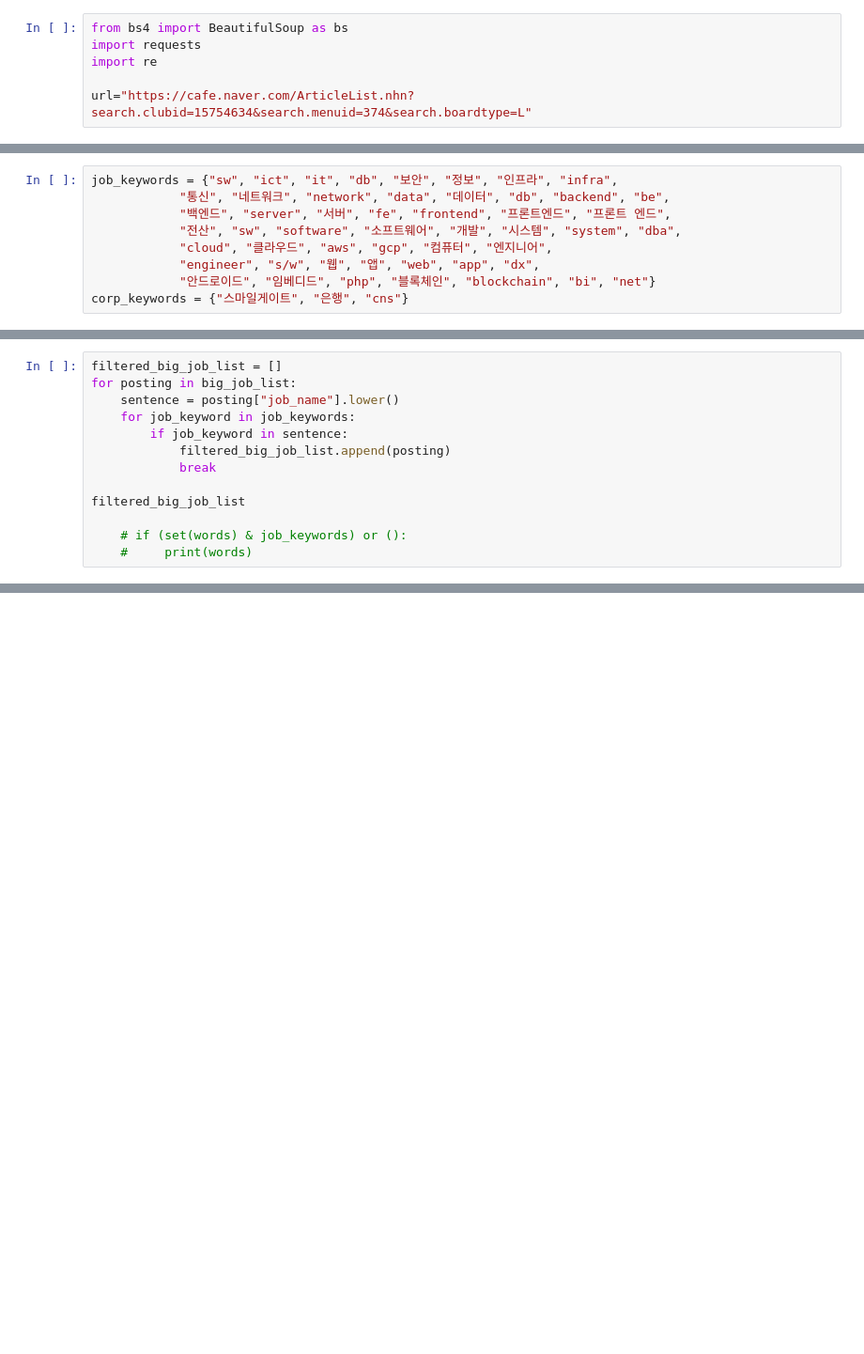
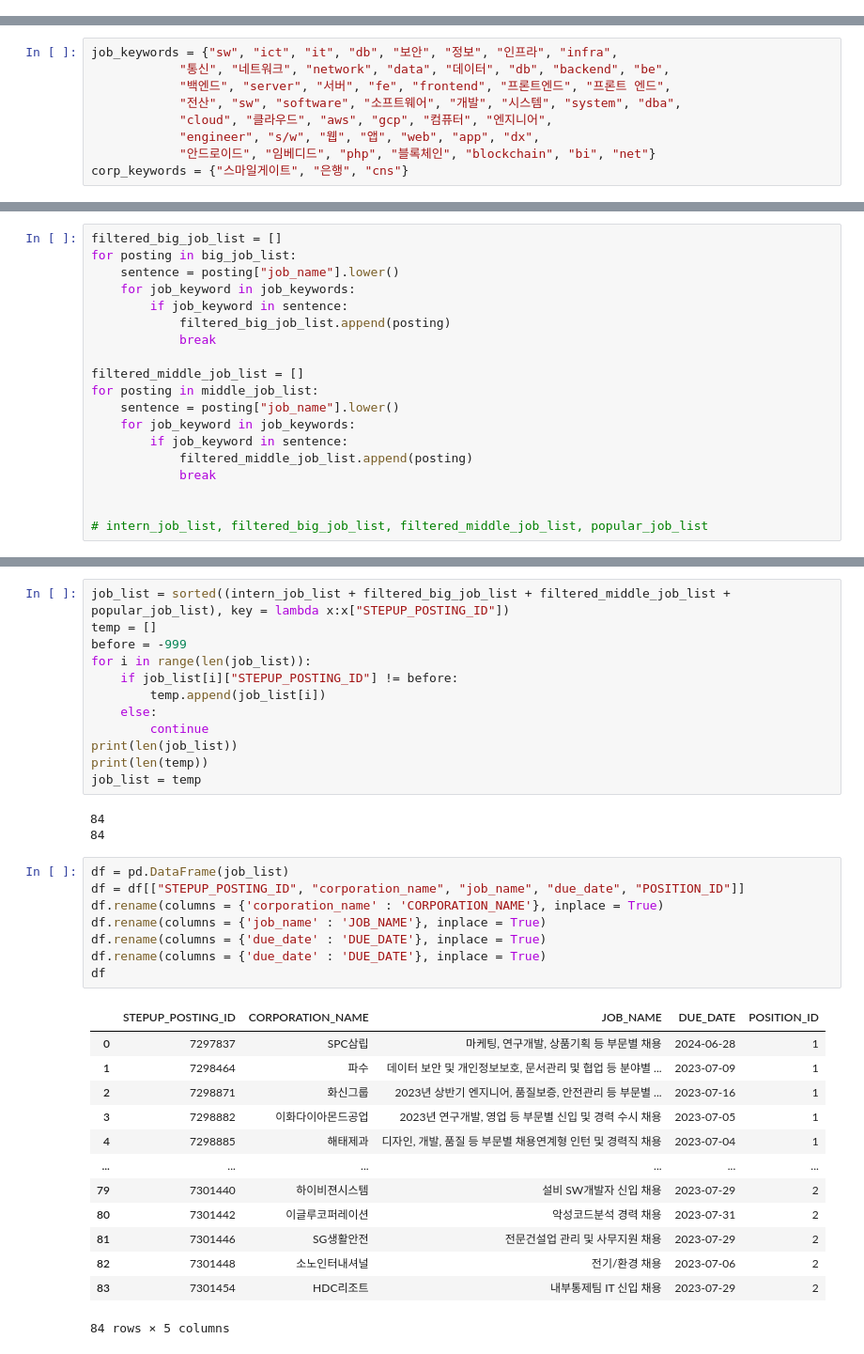
Before and after one commit to djh0211/automative-job-posting-project, a Jupyter notebook: crawling-folder/specup.ipynb, the cells around one changed output, grey strips where cells are left out. Shown at 94% size. Saved outputs shown, nothing was run; the diff lists cells and outputs as text; blank space fills up the shorter version.

```diff
--- a/crawling-folder/specup.ipynb
+++ b/crawling-folder/specup.ipynb
@@ -1,6 +0,0 @@
-# %%
-from bs4 import BeautifulSoup as bs
-import requests
-import re
-
-url="https://cafe.naver.com/ArticleList.nhn?search.clubid=15754634&search.menuid=374&search.boardtype=L"
@@ -291,7 +151,13 @@ for posting in big_job_list:
             filtered_big_job_list.append(posting)
             break
 
-filtered_big_job_list
+filtered_middle_job_list = []
+for posting in middle_job_list:
+    sentence = posting["job_name"].lower()
+    for job_keyword in job_keywords:
+        if job_keyword in sentence:
+            filtered_middle_job_list.append(posting)
+            break
 
-    # if (set(words) & job_keywords) or ():
-    #     print(words)
+
+# intern_job_list, filtered_big_job_list, filtered_middle_job_list, popular_job_list
@@ -315,0 +356,37 @@ filtered_big_job_list
+# %%
+job_list = sorted((intern_job_list + filtered_big_job_list + filtered_middle_job_list + popular_job_list), key = lambda x:x["STEPUP_POSTING_ID"])
+temp = []
+before = -999
+for i in range(len(job_list)):
+    if job_list[i]["STEPUP_POSTING_ID"] != before:
+        temp.append(job_list[i])
+    else:
+        continue
+print(len(job_list))
+print(len(temp))
+job_list = temp
+# %% [output]
+84
+84
+# %%
+df = pd.DataFrame(job_list)
+df = df[["STEPUP_POSTING_ID", "corporation_name", "job_name", "due_date", "POSITION_ID"]]
+df.rename(columns = {'corporation_name' : 'CORPORATION_NAME'}, inplace = True)
+df.rename(columns = {'job_name' : 'JOB_NAME'}, inplace = True)
+df.rename(columns = {'due_date' : 'DUE_DATE'}, inplace = True)
+df.rename(columns = {'due_date' : 'DUE_DATE'}, inplace = True)
+df
+# %% [output]
+|  | STEPUP_POSTING_ID | CORPORATION_NAME | JOB_NAME | DUE_DATE | POSITION_ID |
+| 0 | 7297837 | SPC삼립 | 마케팅, 연구개발, 상품기획 등 부문별 채용 | 2024-06-28 | 1 |
+| 1 | 7298464 | 파수 | 데이터 보안 및 개인정보보호, 문서관리 및 협업 등 분야별 ... | 2023-07-09 | 1 |
+| 2 | 7298871 | 화신그룹 | 2023년 상반기 엔지니어, 품질보증, 안전관리 등 부문별 ... | 2023-07-16 | 1 |
+| 3 | 7298882 | 이화다이아몬드공업 | 2023년 연구개발, 영업 등 부문별 신입 및 경력 수시 채용 | 2023-07-05 | 1 |
+| 4 | 7298885 | 해태제과 | 디자인, 개발, 품질 등 부문별 채용연계형 인턴 및 경력직 채용 | 2023-07-04 | 1 |
+| ... | ... | ... | ... | ... | ... |
+| 79 | 7301440 | 하이비젼시스템 | 설비 SW개발자 신입 채용 | 2023-07-29 | 2 |
+| 80 | 7301442 | 이글루코퍼레이션 | 악성코드분석 경력 채용 | 2023-07-31 | 2 |
+| 81 | 7301446 | SG생활안전 | 전문건설업 관리 및 사무지원 채용 | 2023-07-29 | 2 |
+| 82 | 7301448 | 소노인터내셔널 | 전기/환경 채용 | 2023-07-06 | 2 |
+| 83 | 7301454 | HDC리조트 | 내부통제팀 IT 신입 채용 | 2023-07-29 | 2 |
+84 rows × 5 columns
```
Also changed, not shown: parts of 14 cells of this notebook.
